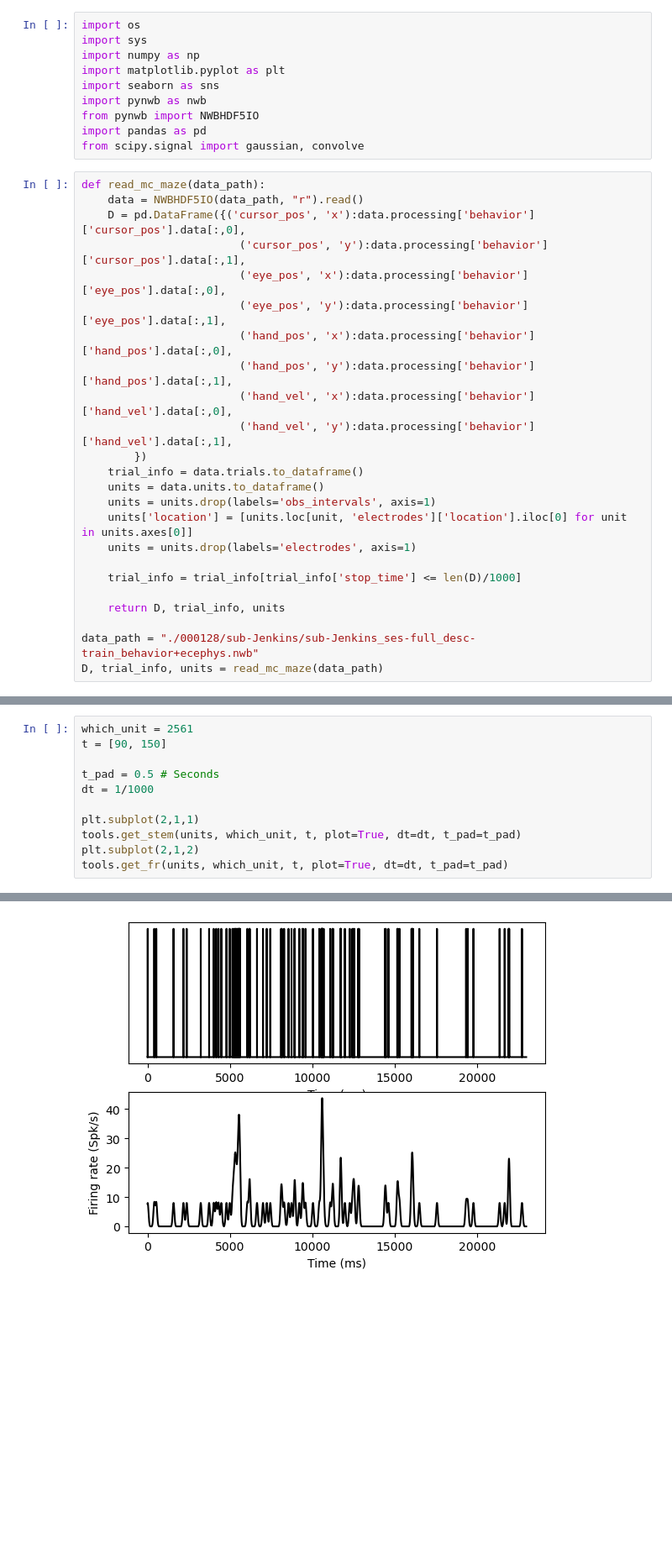
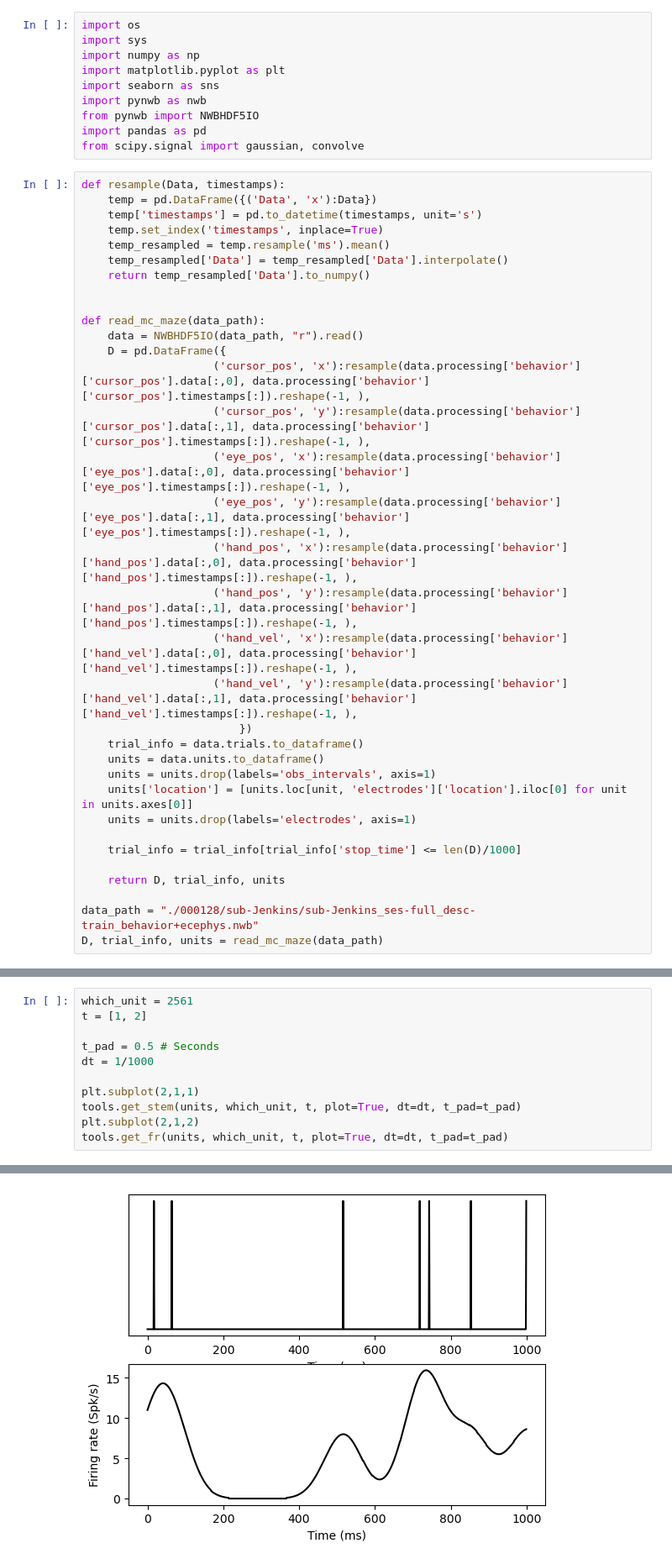
Before and after one commit to mehrdadkashefi/latent_analysis, a Jupyter notebook: test.ipynb, the cells around one changed output, grey strips where cells are left out. Shown: that part at 84% size. Saved outputs shown, nothing was run; the diff lists cells and outputs as text; blank space fills up the shorter version.

Commit message:
MC data fully available now!

```diff
--- a/test.ipynb
+++ b/test.ipynb
@@ -9,17 +9,27 @@ from pynwb import NWBHDF5IO
 import pandas as pd
 from scipy.signal import gaussian, convolve
 # %%
+def resample(Data, timestamps):
+    temp = pd.DataFrame({('Data', 'x'):Data})
+    temp['timestamps'] = pd.to_datetime(timestamps, unit='s')
+    temp.set_index('timestamps', inplace=True)
+    temp_resampled = temp.resample('ms').mean()
+    temp_resampled['Data'] = temp_resampled['Data'].interpolate()
+    return temp_resampled['Data'].to_numpy()
+
+
 def read_mc_maze(data_path):
     data = NWBHDF5IO(data_path, "r").read()
-    D = pd.DataFrame({('cursor_pos', 'x'):data.processing['behavior']['cursor_pos'].data[:,0],
-                        ('cursor_pos', 'y'):data.processing['behavior']['cursor_pos'].data[:,1],
-                        ('eye_pos', 'x'):data.processing['behavior']['eye_pos'].data[:,0],
-                        ('eye_pos', 'y'):data.processing['behavior']['eye_pos'].data[:,1],
-                        ('hand_pos', 'x'):data.processing['behavior']['hand_pos'].data[:,0],
-                        ('hand_pos', 'y'):data.processing['behavior']['hand_pos'].data[:,1],
-                        ('hand_vel', 'x'):data.processing['behavior']['hand_vel'].data[:,0],
-                        ('hand_vel', 'y'):data.processing['behavior']['hand_vel'].data[:,1],
-        })
+    D = pd.DataFrame({
+                    ('cursor_pos', 'x'):resample(data.processing['behavior']['cursor_pos'].data[:,0], data.processing['behavior']['cursor_pos'].timestamps[:]).reshape(-1, ),
+                    ('cursor_pos', 'y'):resample(data.processing['behavior']['cursor_pos'].data[:,1], data.processing['behavior']['cursor_pos'].timestamps[:]).reshape(-1, ),
+                    ('eye_pos', 'x'):resample(data.processing['behavior']['eye_pos'].data[:,0], data.processing['behavior']['eye_pos'].timestamps[:]).reshape(-1, ),
+                    ('eye_pos', 'y'):resample(data.processing['behavior']['eye_pos'].data[:,1], data.processing['behavior']['eye_pos'].timestamps[:]).reshape(-1, ),
+                    ('hand_pos', 'x'):resample(data.processing['behavior']['hand_pos'].data[:,0], data.processing['behavior']['hand_pos'].timestamps[:]).reshape(-1, ),
+                    ('hand_pos', 'y'):resample(data.processing['behavior']['hand_pos'].data[:,1], data.processing['behavior']['hand_pos'].timestamps[:]).reshape(-1, ),
+                    ('hand_vel', 'x'):resample(data.processing['behavior']['hand_vel'].data[:,0], data.processing['behavior']['hand_vel'].timestamps[:]).reshape(-1, ),
+                    ('hand_vel', 'y'):resample(data.processing['behavior']['hand_vel'].data[:,1], data.processing['behavior']['hand_vel'].timestamps[:]).reshape(-1, ),
+                        })
     trial_info = data.trials.to_dataframe()
     units = data.units.to_dataframe()
     units = units.drop(labels='obs_intervals', axis=1)
@@ -111,7 +170,7 @@ class Analysis_tools():
 tools = Analysis_tools(fs = 1000)
 # %%
 which_unit = 2561
-t = [90, 150]
+t = [1, 2]
 
 t_pad = 0.5 # Seconds
 dt = 1/1000
@@ -126 +200 @@ array([7.71407624, 7.75429391, 7.791604  , ..., 0.        , 0.        ,
-[figure, old version]
+[figure, new version]
```
Also changed, not shown: parts of 16 cells of this notebook.
